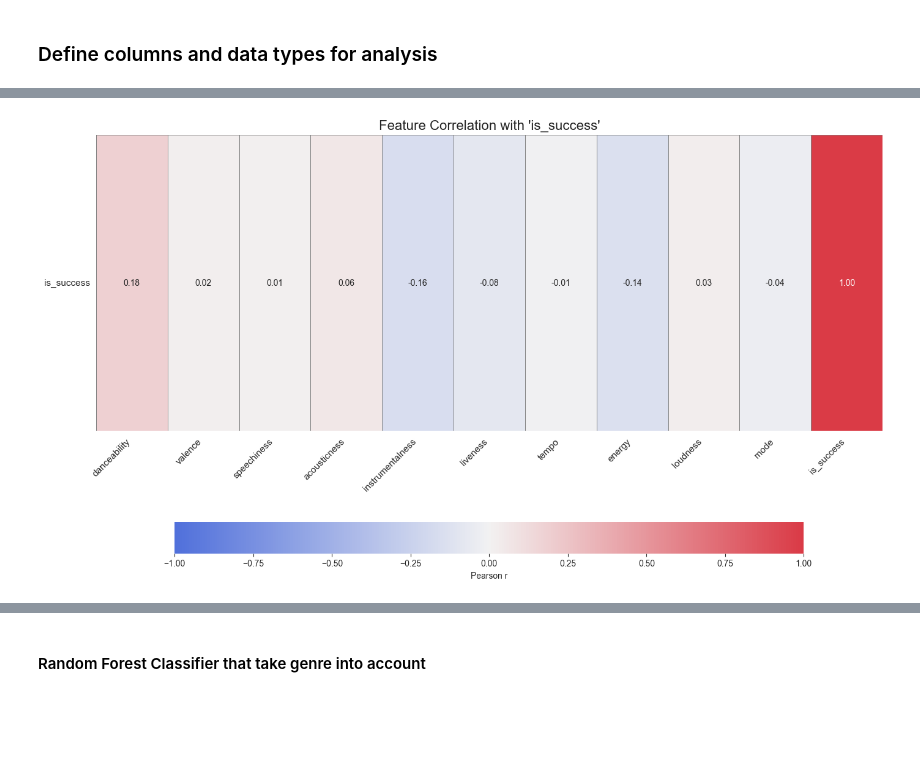
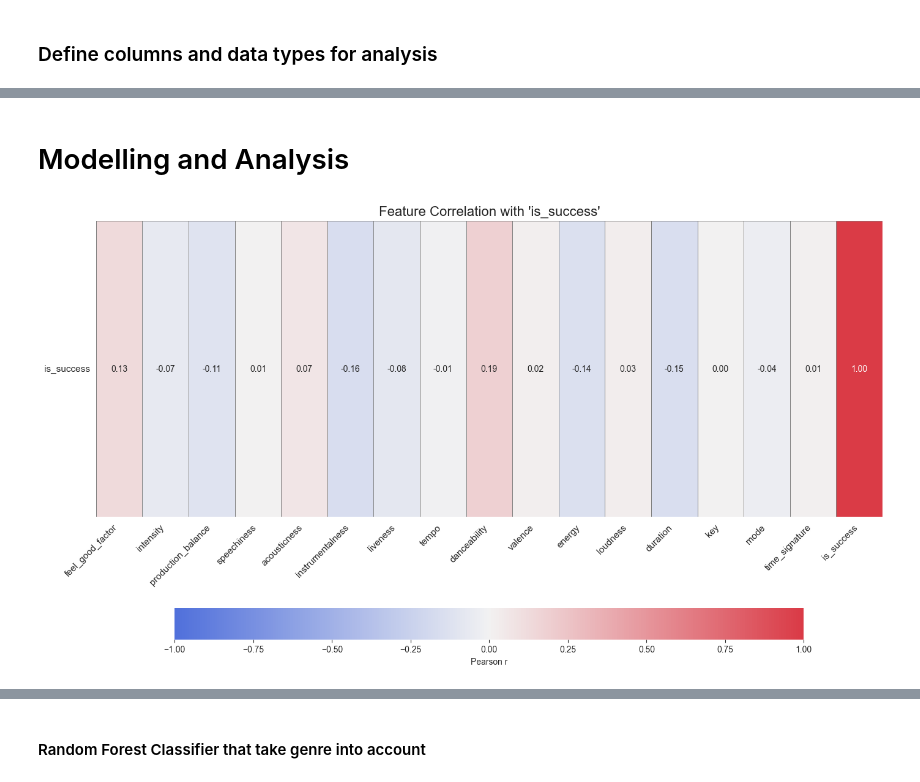
Before and after one commit to ofriK1708/data_science_projects, a Jupyter notebook: music_success_audio_features/researchDataset.ipynb, the cells around one changed output, grey strips where cells are left out. Cells and saved outputs as stored; diff of their text form; code cells hidden in the pictures; blank space fills up the shorter version.

Commit message:
weird - better and worse at the same time

```diff
--- a/music_success_audio_features/researchDataset.ipynb
+++ b/music_success_audio_features/researchDataset.ipynb
@@ -128,9 +187,44 @@ GENRE_COL = 'genre'
 ARTIST_COL = 'artist'
 SUCCESS_COL = 'is_success'
 
-# audio_features = ['feel_good_factor', 'intensity','production_balance', 'speechiness', 'acousticness', 'instrumentalness', 'liveness', 'tempo']
-audio_features = ['danceability', 'valence', 'speechiness', 'acousticness', 'instrumentalness', 'liveness', 'tempo',
-                  'energy', 'loudness']
+numerical_audio_features = [
+    'feel_good_factor',
+    'intensity',
+    'production_balance',
+    'speechiness',
+    'acousticness',
+    'instrumentalness',
+    'liveness',
+    'tempo',
+    'danceability',
+    'valence',
+    'energy',
+    'loudness',
+    'duration'
+]
+
+# numerical_audio_features = [
+#     'danceability',
+#     'valence',
+#     'speechiness',
+#     'acousticness',
+#     'instrumentalness',
+#     'liveness',
+#     'tempo',
+#     'energy',
+#     'loudness',
+#     'duration'
+# ]
+
+categorical_audio_features = [
+    'key',
+    'mode',
+    'time_signature'
+]
+
+genre_col = 'genre'
+
+TARGET_COL = 'is_success'
 
 songs_past_20_years = songs_past_20_years.astype({'genre': 'category', 'artist': 'category'})
 songs_past_20_years[ARTIST_COL].info()
@@ -154,4 +248,6 @@ average number of songs per artist : 5.608196721311476
 median number of songs per artist : 6.0
+# %% [markdown]
+# Modelling and Analysis
 # %%
 
 # --- Ensure you have a numeric success column ---
@@ -160,37 +256,37 @@ median number of songs per artist : 6.0
 SUCCESS_COL = 'is_success'
 
 # --- Add 'mode' to the list of features for the heatmap ---
-features_for_heatmap = audio_features + ['mode']
+features_for_heatmap = numerical_audio_features + categorical_audio_features
 cmap = sns.diverging_palette(260, 10, n=9, as_cmap=True)
 
 df_heatmap = songs_past_20_years[features_for_heatmap + [SUCCESS_COL]]
 corrs = df_heatmap.corr()
 
 # --- Isolate the correlations with the success column and reshape for plotting ---
 corrs_target = corrs[[SUCCESS_COL]].T
 
 fig, ax = plt.subplots(figsize=(14, 8))  # Increased height for more vertical space
 sns.heatmap(
     corrs_target,
     cmap=cmap,
     annot=True,
     fmt=".2f",
     vmin=-1, vmax=1,
     center=0,
     linewidths=.5,
     linecolor='gray',
     cbar_kws={"shrink": 0.8, "label": "Pearson r", "orientation": "horizontal", "pad": 0.2},
     annot_kws={"size": 10},
     ax=ax
 )
 # Tidy ticks and title
 ax.set_xticklabels(ax.get_xticklabels(), rotation=45, ha='right', fontsize=11)
 ax.set_yticklabels(ax.get_yticklabels(), rotation=0, fontsize=11)  # Keep y-label horizontal
 ax.set_title(f"Feature Correlation with '{SUCCESS_COL}'", fontsize=16)
 plt.tight_layout()
 plt.show()
 # %% [output]
-[figure, old version]
+[figure, new version]
 # %%
 import seaborn as sns
 import matplotlib.pyplot as plt
```
Also changed, not shown: parts of 10 cells of this notebook.
